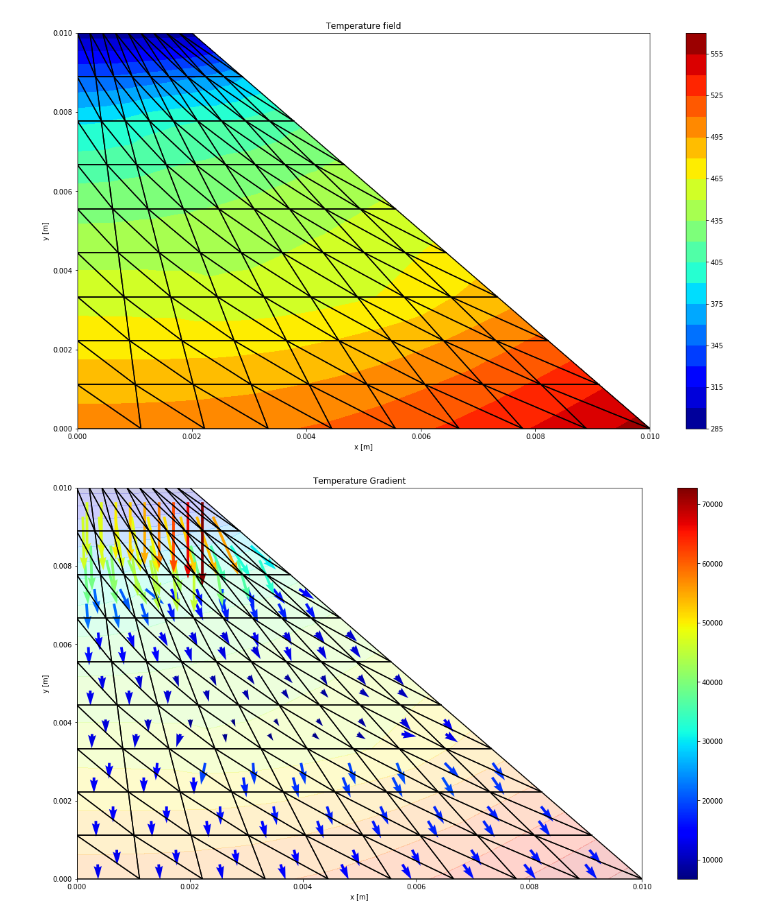
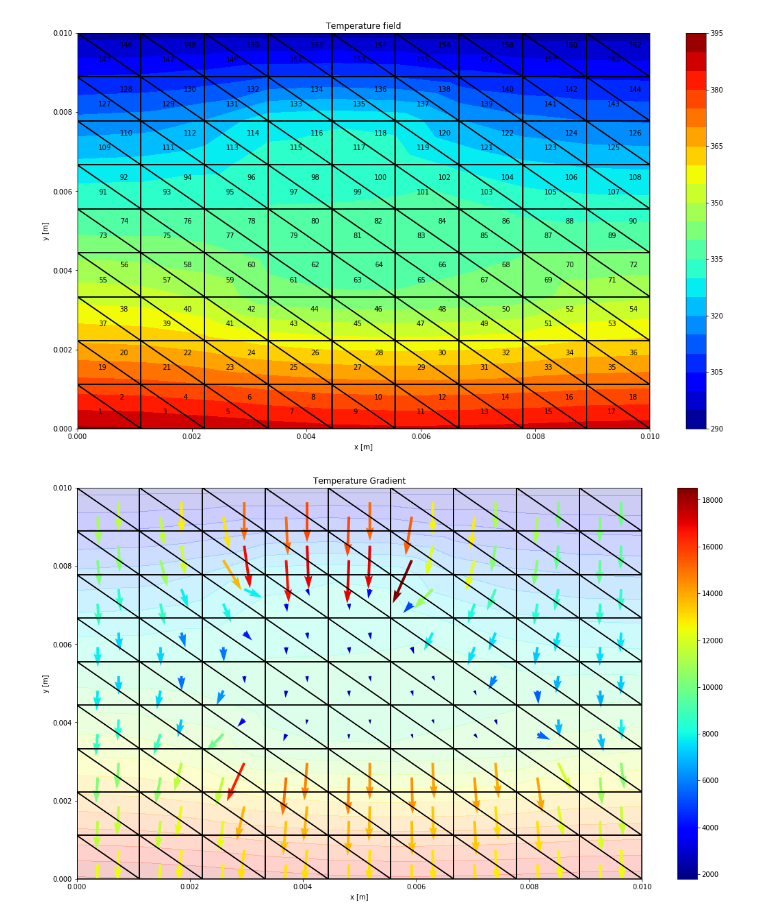
Before and after one commit to GenosW/NSSC2, a Jupyter notebook: exercise4/Ex4 _V1.ipynb, the cells around one changed output. Saved outputs shown, nothing was run; the diff lists cells and outputs as text; code cells hidden in the pictures.

```diff
--- a/exercise4/Ex4 _V1.ipynb
+++ b/exercise4/Ex4 _V1.ipynb
@@ -68,10 +68,10 @@ class Mesh:
     def storeT(self,T):
         self.T = T
 
-    def plotTemperatureField(self):
+    def plotTemperatureField(self,numbers=False):
         fig,ax=plt.subplots(1,1)
         fig.set_size_inches(18.5, 10.5, forward=True)
-        self.drawMesh(False)
+        self.drawMesh(numbers)
         ax.set_title('Temperature field')
         ax.set_xlabel('x [m]')
         ax.set_ylabel('y [m]')
@@ -132,6 +132,8 @@ class Mesh:
         ax.set_xlabel('x [m]')
         ax.set_ylabel('y [m]')
 # %%
+elementsDefault = [61, 62, 63, 64, 65, 66, 67, 68, 79, 80, 81, 82, 83, 84, 85, 97, 98, 99, 100, 101, 115, 116, 117, 118]
+
 class Triangulation:
     def __init__(self,L,numberElementsX,numberElementsY,k,h,mode = 0,factorV1 = 1, c=1):
         self.L = L
@@ -143,9 +145,8 @@ class Triangulation:
         self.factorV1 = factorV1
         self.c = c
 
-    def createTriangulation(self):
+    def createTriangulation(self, elements_to_be_modified = elementsDefault):
         if (self.mode == 0 or self.mode == 1 or self.mode == 4):
-            elements_to_be_modified = [61, 62, 63, 64, 65, 66, 67, 68, 79, 80, 81, 82, 83, 84, 85, 97, 98, 99, 100, 101, 115, 116, 117, 118]
             x = self.L/self.numberElementsX
             y = self.L/self.numberElementsY
             elementlist = []
@@ -251,51 +252,51 @@ def print_HTP(H, T, P, filename="output.txt"):
 # Setup the simulation
 
 # simulation parameters
-L = 0.01
-hz = 0.001
+L = 0.01  # [m]
+hz = 0.001  # [m]
 k = 236
 n = 10  # number nodes in one direction (value can't be simply changed since the equation system is hardcoded)
 
 # BCs
-dirichletT = 293
-q = 3000000
+dirichletT = 293  # [K]
+q = 3000000  # [W/m^2]
 
 # Temperature vector
 T = np.ones((n*n,1))*(-1)
 for i in np.linspace(90,99,10,dtype=int):
     T[i] = dirichletT
 
 # Load vector
 P = np.zeros((n*n,1))
-qPerArea = q*(L/(n-1)*hz)
+qPerArea = q*(L/(n-1)*hz)  # power one element sees
 for i in range(10):
     P[i] = qPerArea
 P[0] = qPerArea/2
 P[9] = qPerArea/2
 
 # about the parameters for Triangulation: (L... length of domain, n-1... how many elements in x and y direction
 #                                          k... k, hz... element thickness, mode... 0=base mode / 1=trpezoidal
 #                                          2=bias / 4=different k, how much upper edge gets distorted in trapezoidal
-#                                          can also be used for other modes, scale factor for k in mode 4)
-Tri = Triangulation(L,n-1,n-1,k,hz,4,0.2,5)
+#                                          can also be used for other modes, c... scale factor for k in mode 4)
+Tri = Triangulation(L,n-1,n-1,k,hz,mode=4,factorV1=1,c=10)
 mesh = Tri.createTriangulation()
 H = mesh.assembleH()
 
 # System of equations
 T[0:90] = np.linalg.solve(H[0:90,0:90], P[0:90]-H[0:90,90:100].dot(T[90:100]))
 P[90:100] = H[90:100,0:90].dot(T[0:90]) + H[90:100,90:100].dot(T[90:100])
 mesh.storeT(T)
 
 # plot contour
-mesh.plotTemperatureField()
+mesh.plotTemperatureField(numbers=True)
 
-# plot gradient
+# plot gradient and flux
 mesh.calculateTempGradient()
 mesh.plotTemperatureGradient()
 mesh.calculateFlux()
 mesh.plotFlux()
 
 print_HTP(H,T,P,'BaseVersion.txt')
 # %% [output]
-[figure, old version]
+[figure, new version]
-[figure, old version]
+[figure, new version]
```
Also changed, not shown: parts of 1 cell of this notebook, 1 other file.
